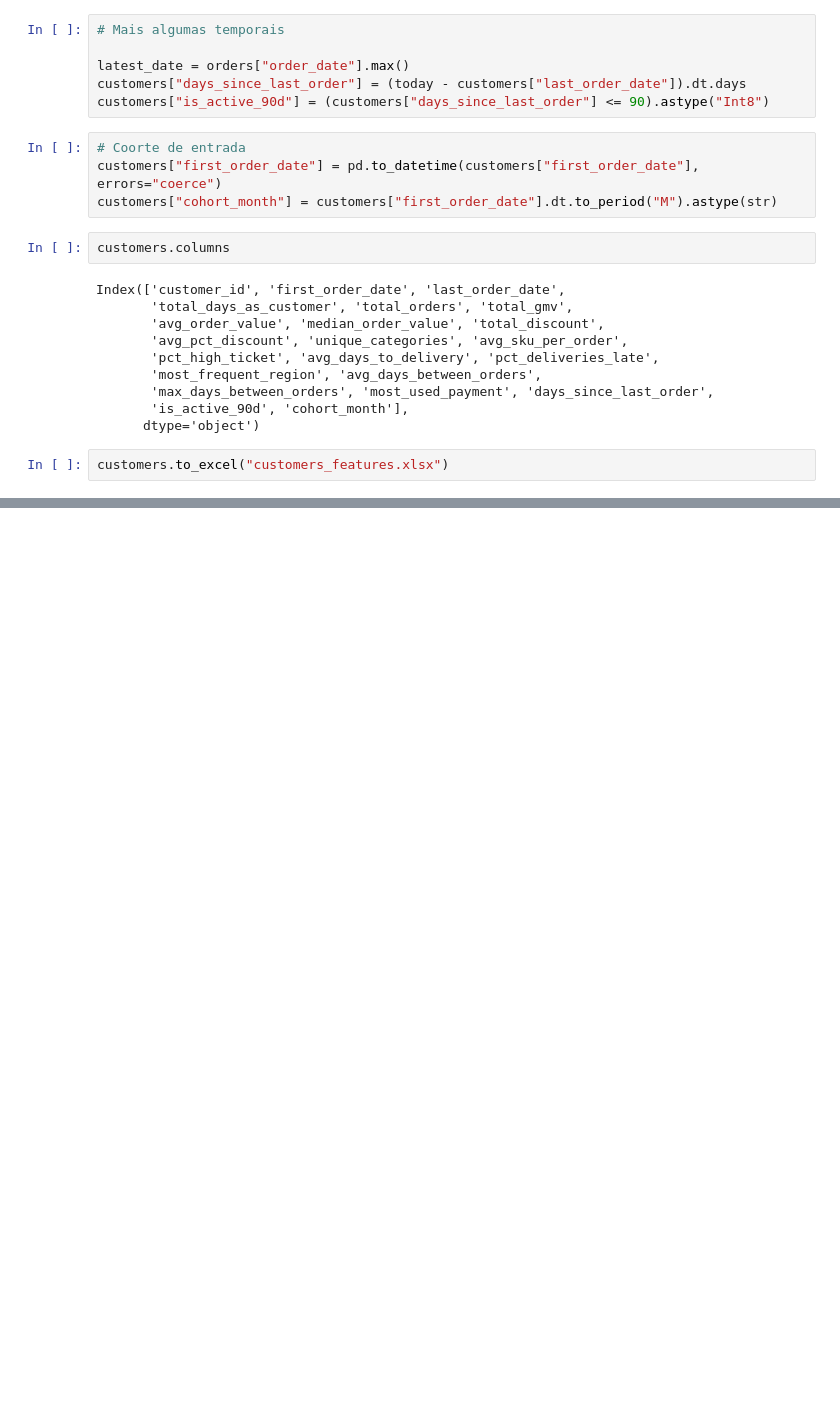
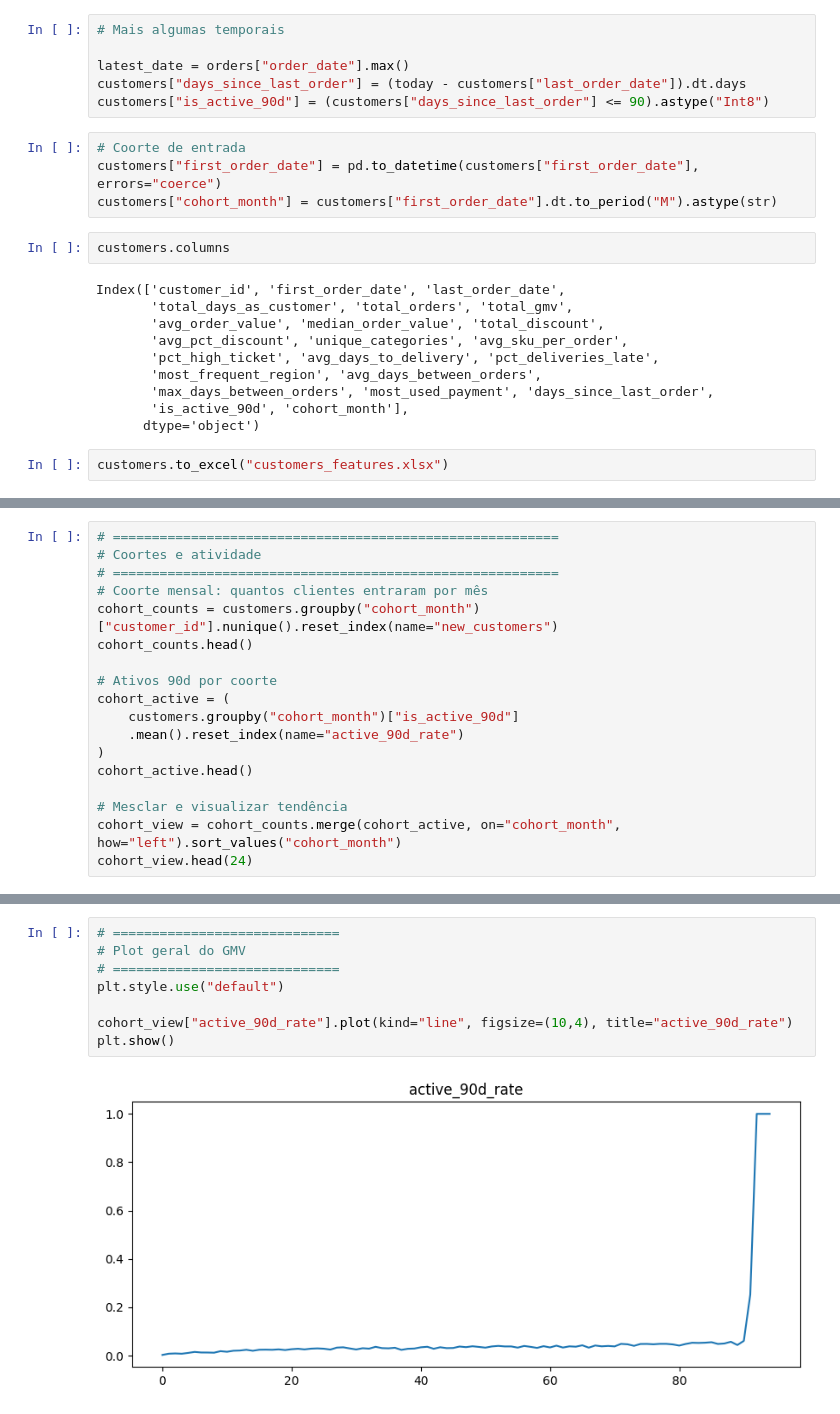
Before and after one commit to rocketseat-education/data-analytics, a Jupyter notebook: python_desafio_shoply/desafio_de_dados_shoply.ipynb, the cells around one changed output, grey strips where cells are left out. Saved outputs shown, nothing was run; the diff lists cells and outputs as text; blank space fills up the shorter version.

```diff
--- a/python_desafio_shoply/desafio_de_dados_shoply.ipynb
+++ b/python_desafio_shoply/desafio_de_dados_shoply.ipynb
@@ -1509,0 +1551,18 @@ customers.to_excel("customers_features.xlsx")
+# %%
+# =========================================================
+# Coortes e atividade
+# =========================================================
+# Coorte mensal: quantos clientes entraram por mês
+cohort_counts = customers.groupby("cohort_month")["customer_id"].nunique().reset_index(name="new_customers")
+cohort_counts.head()
+
+# Ativos 90d por coorte
+cohort_active = (
+    customers.groupby("cohort_month")["is_active_90d"]
+    .mean().reset_index(name="active_90d_rate")
+)
+cohort_active.head()
+
+# Mesclar e visualizar tendência
+cohort_view = cohort_counts.merge(cohort_active, on="cohort_month", how="left").sort_values("cohort_month")
+cohort_view.head(24)
@@ -1509,0 +1587,10 @@ customers.to_excel("customers_features.xlsx")
+# %%
+# =============================
+# Plot geral do GMV
+# =============================
+plt.style.use("default")
+
+cohort_view["active_90d_rate"].plot(kind="line", figsize=(10,4), title="active_90d_rate")
+plt.show()
+# %% [output]
+[figure, added]
```
Also changed, not shown: parts of 28 cells of this notebook.
